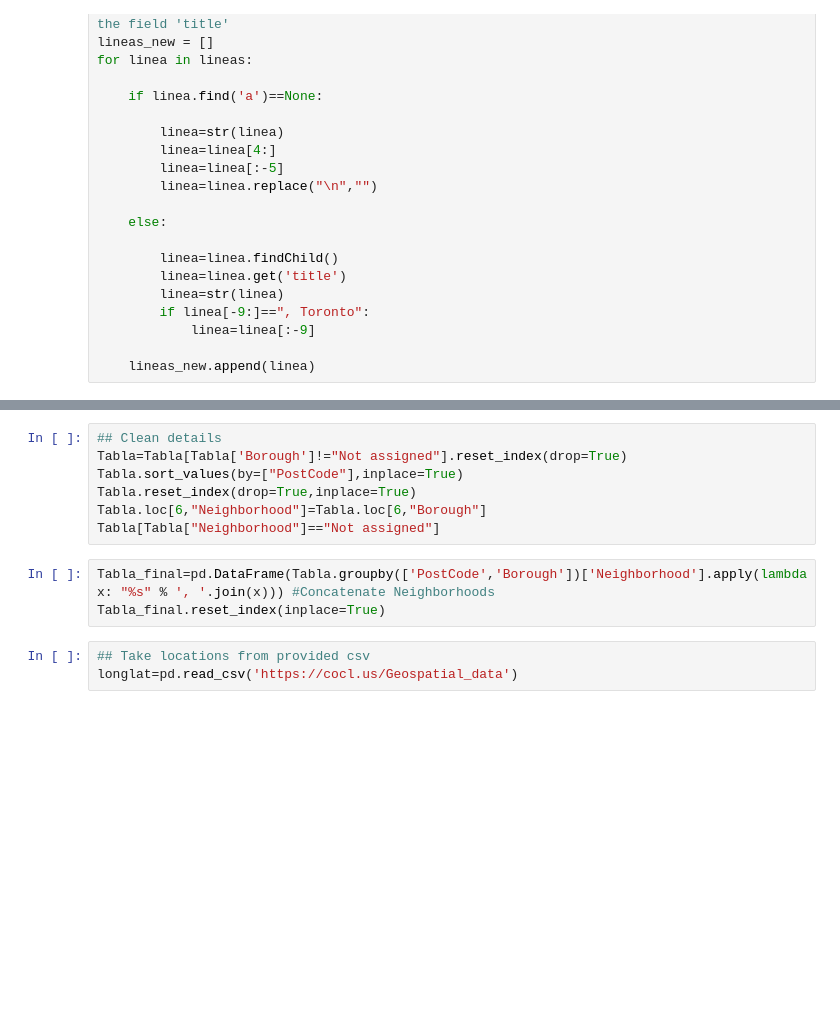
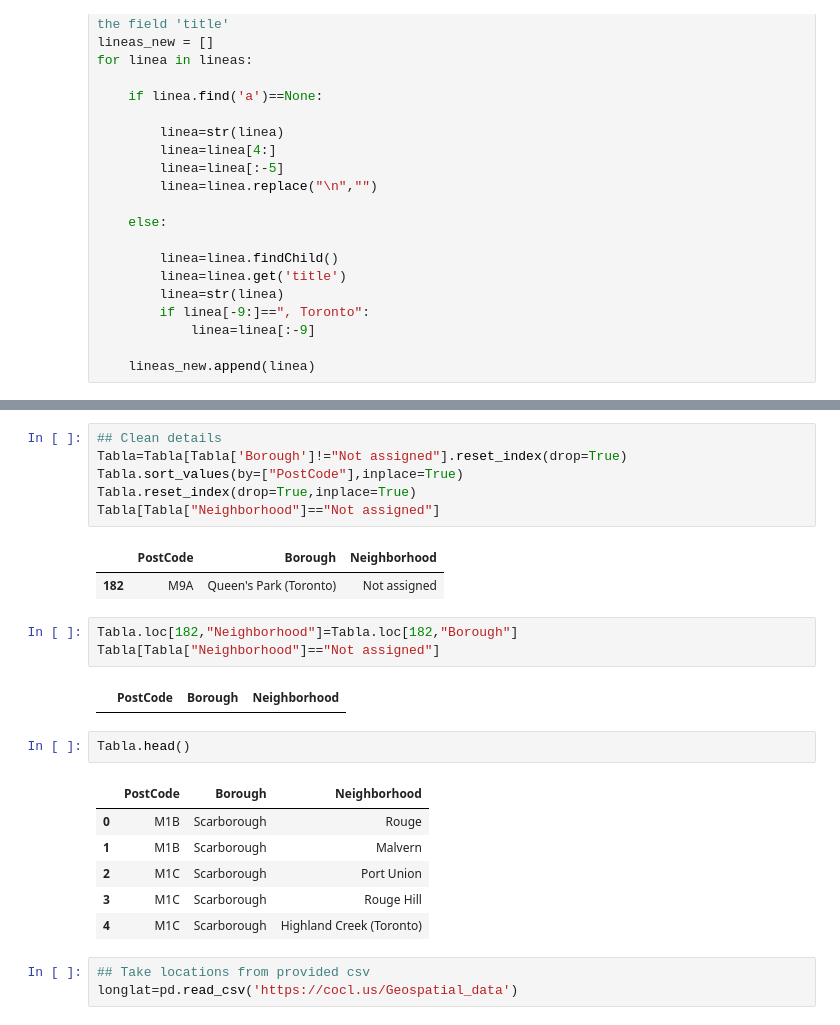
Before and after one commit to jlmejiav/Capstone-Project-IBM, a Jupyter notebook: Final Project Capstone.ipynb, the cells around one changed output, grey strips where cells are left out. Cells and saved outputs as stored; diff of their text form; blank space fills up the shorter version.

```diff
--- a/Final Project Capstone.ipynb
+++ b/Final Project Capstone.ipynb
@@ -172,11 +197,24 @@ Tabla.head()
 Tabla=Tabla[Tabla['Borough']!="Not assigned"].reset_index(drop=True)
 Tabla.sort_values(by=["PostCode"],inplace=True)
 Tabla.reset_index(drop=True,inplace=True)
-Tabla.loc[6,"Neighborhood"]=Tabla.loc[6,"Borough"]
 Tabla[Tabla["Neighborhood"]=="Not assigned"]
+# %% [output]
+|  | PostCode | Borough | Neighborhood |
+| 182 | M9A | Queen's Park (Toronto) | Not assigned |
-# %%
-Tabla_final=pd.DataFrame(Tabla.groupby(['PostCode','Borough'])['Neighborhood'].apply(lambda x: "%s" % ', '.join(x))) #Concatenate Neighborhoods
-Tabla_final.reset_index(inplace=True)
+# %%
+Tabla.loc[182,"Neighborhood"]=Tabla.loc[182,"Borough"]
+Tabla[Tabla["Neighborhood"]=="Not assigned"]
+# %% [output]
+|  | PostCode | Borough | Neighborhood |
+# %%
+Tabla.head()
+# %% [output]
+|  | PostCode | Borough | Neighborhood |
+| 0 | M1B | Scarborough | Rouge |
+| 1 | M1B | Scarborough | Malvern |
+| 2 | M1C | Scarborough | Port Union |
+| 3 | M1C | Scarborough | Rouge Hill |
+| 4 | M1C | Scarborough | Highland Creek (Toronto) |
 # %%
 ## Take locations from provided csv
 longlat=pd.read_csv('https://cocl.us/Geospatial_data')
```
Also changed, not shown: parts of 35 cells of this notebook.
